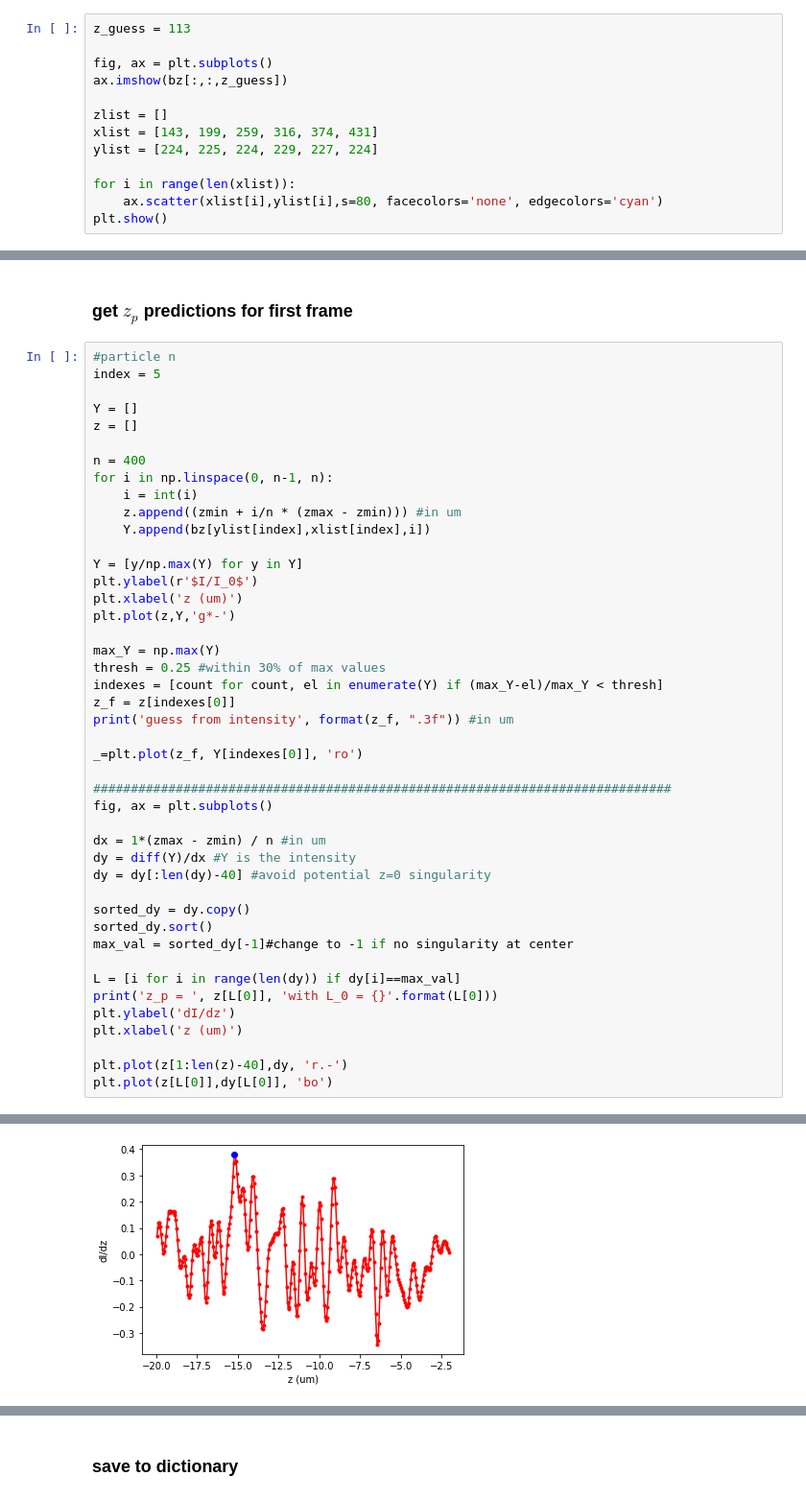
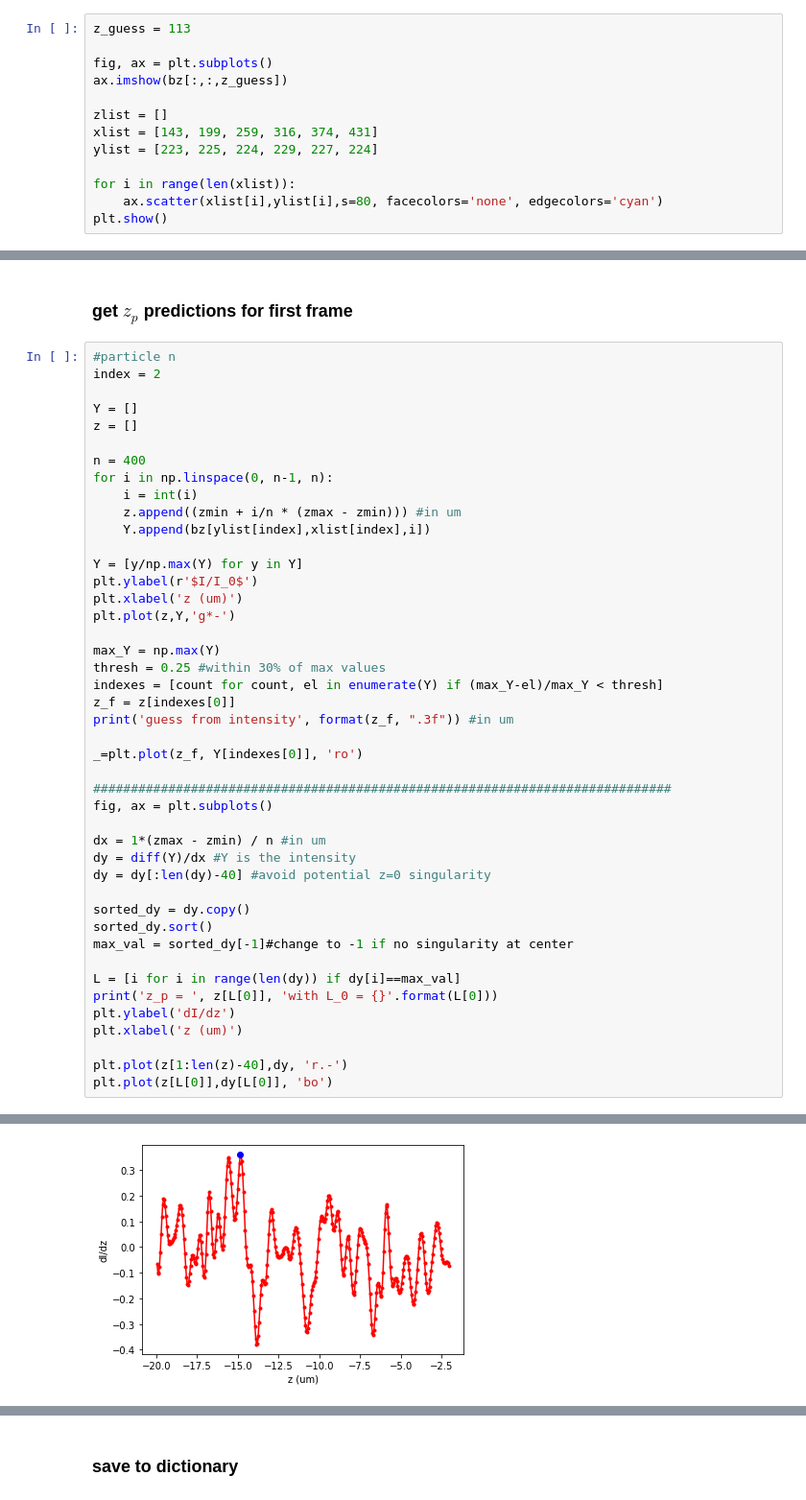
Before and after one commit to jabacousnac/Particle-Tracking, a Jupyter notebook: rs_automated.ipynb, the cells around one changed output, grey strips where cells are left out. Shown at 96% size. Drawn from its saved outputs; the diff is of its cells as text.

```diff
--- a/rs_automated.ipynb
+++ b/rs_automated.ipynb
@@ -121,7 +103,7 @@ ax.imshow(bz[:,:,z_guess])
 
 zlist = []
 xlist = [143, 199, 259, 316, 374, 431]
-ylist = [224, 225, 224, 229, 227, 224]
+ylist = [223, 225, 224, 229, 227, 224]
 
 for i in range(len(xlist)):
     ax.scatter(xlist[i],ylist[i],s=80, facecolors='none', edgecolors='cyan')
@@ -222,7 +201,7 @@ get_int(b, xlist[4], ylist[4], 60)
 ### get $z_p$ predictions for first frame
 # %%
 #particle n
-index = 5
+index = 2
 
 Y = []
 z = []
@@ -272,4 +251,4 @@ z_p =  -15.2 with L_0 = 96
-[figure, old version]
+[figure, new version]
 # %%
 zlist.append(z[L[0]])
 print(zlist)
```
Also changed, not shown: parts of 10 cells of this notebook.
